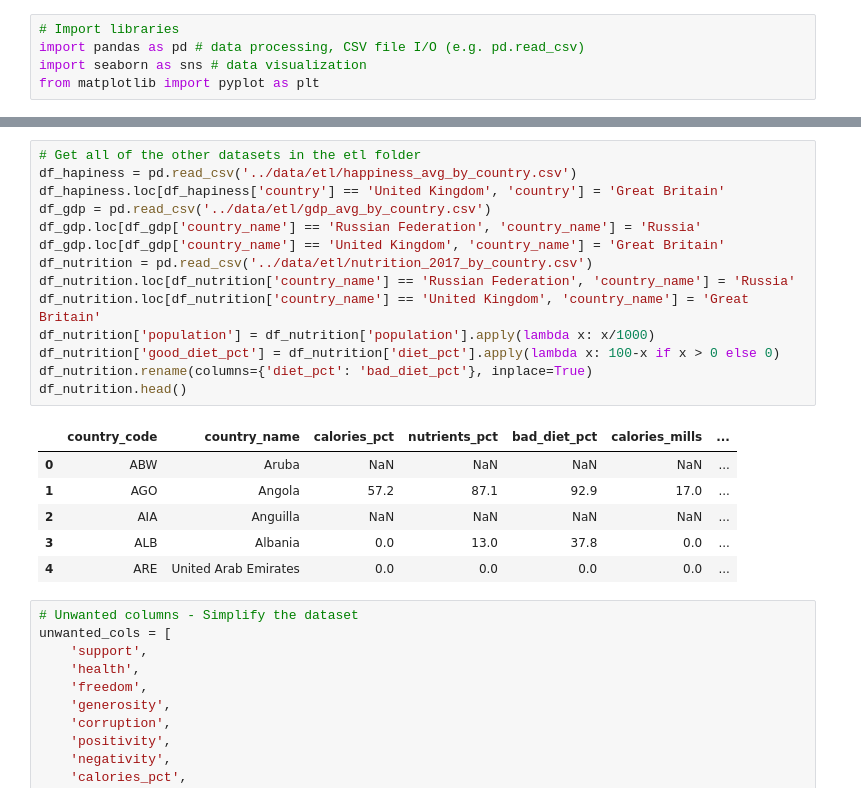
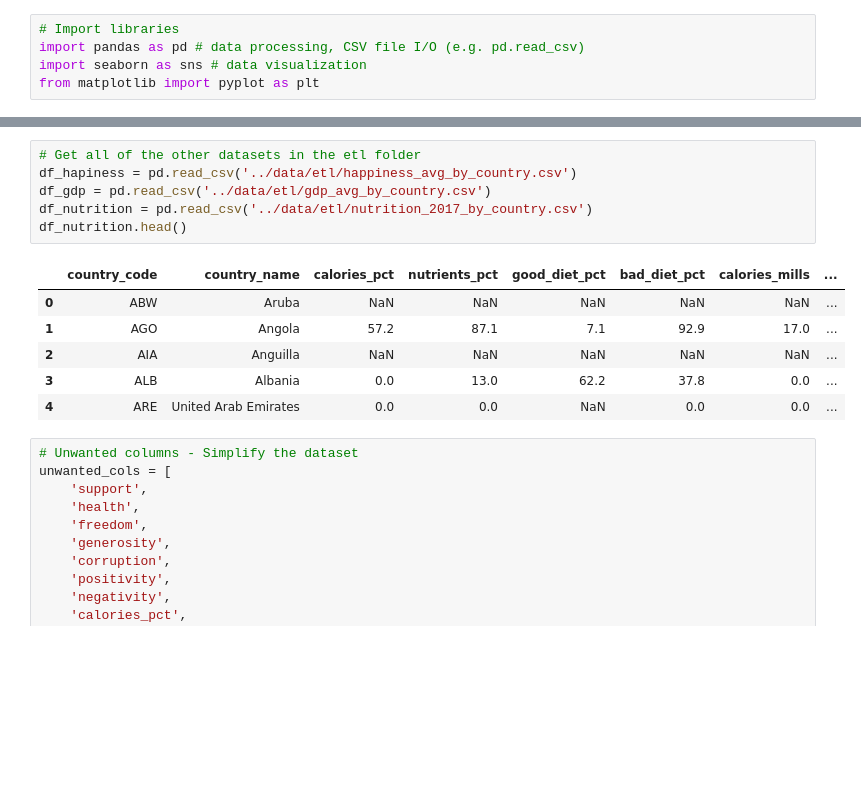
Before and after one commit to JimGile/group3-project1, a Jupyter notebook: src/jg_medal_detail_corr_simplified.ipynb, the cells around one changed output, grey strips where cells are left out. Saved outputs shown, nothing was run; the diff lists cells and outputs as text; blank space fills up the shorter version.

```diff
--- a/src/jg_medal_detail_corr_simplified.ipynb
+++ b/src/jg_medal_detail_corr_simplified.ipynb
@@ -17,24 +17,16 @@ df_medal_details.head()
 # %%
 # Get all of the other datasets in the etl folder
 df_hapiness = pd.read_csv('../data/etl/happiness_avg_by_country.csv')
-df_hapiness.loc[df_hapiness['country'] == 'United Kingdom', 'country'] = 'Great Britain'
 df_gdp = pd.read_csv('../data/etl/gdp_avg_by_country.csv')
-df_gdp.loc[df_gdp['country_name'] == 'Russian Federation', 'country_name'] = 'Russia'
-df_gdp.loc[df_gdp['country_name'] == 'United Kingdom', 'country_name'] = 'Great Britain'
 df_nutrition = pd.read_csv('../data/etl/nutrition_2017_by_country.csv')
-df_nutrition.loc[df_nutrition['country_name'] == 'Russian Federation', 'country_name'] = 'Russia'
-df_nutrition.loc[df_nutrition['country_name'] == 'United Kingdom', 'country_name'] = 'Great Britain'
-df_nutrition['population'] = df_nutrition['population'].apply(lambda x: x/1000)
-df_nutrition['good_diet_pct'] = df_nutrition['diet_pct'].apply(lambda x: 100-x if x > 0 else 0)
-df_nutrition.rename(columns={'diet_pct': 'bad_diet_pct'}, inplace=True)
 df_nutrition.head()
 # %% [output]
-|  | country_code | country_name | calories_pct | nutrients_pct | bad_diet_pct | calories_mills | ... |
-| 0 | ABW | Aruba | NaN | NaN | NaN | NaN | ... |
-| 1 | AGO | Angola | 57.2 | 87.1 | 92.9 | 17.0 | ... |
-| 2 | AIA | Anguilla | NaN | NaN | NaN | NaN | ... |
-| 3 | ALB | Albania | 0.0 | 13.0 | 37.8 | 0.0 | ... |
-| 4 | ARE | United Arab Emirates | 0.0 | 0.0 | 0.0 | 0.0 | ... |
+|  | country_code | country_name | calories_pct | nutrients_pct | good_diet_pct | bad_diet_pct | calories_mills | ... |
+| 0 | ABW | Aruba | NaN | NaN | NaN | NaN | NaN | ... |
+| 1 | AGO | Angola | 57.2 | 87.1 | 7.1 | 92.9 | 17.0 | ... |
+| 2 | AIA | Anguilla | NaN | NaN | NaN | NaN | NaN | ... |
+| 3 | ALB | Albania | 0.0 | 13.0 | 62.2 | 37.8 | 0.0 | ... |
+| 4 | ARE | United Arab Emirates | 0.0 | 0.0 | NaN | 0.0 | 0.0 | ... |
 # %%
 # Unwanted columns - Simplify the dataset
 unwanted_cols = [
```
Also changed, not shown: parts of 13 cells of this notebook, 7 other files.
